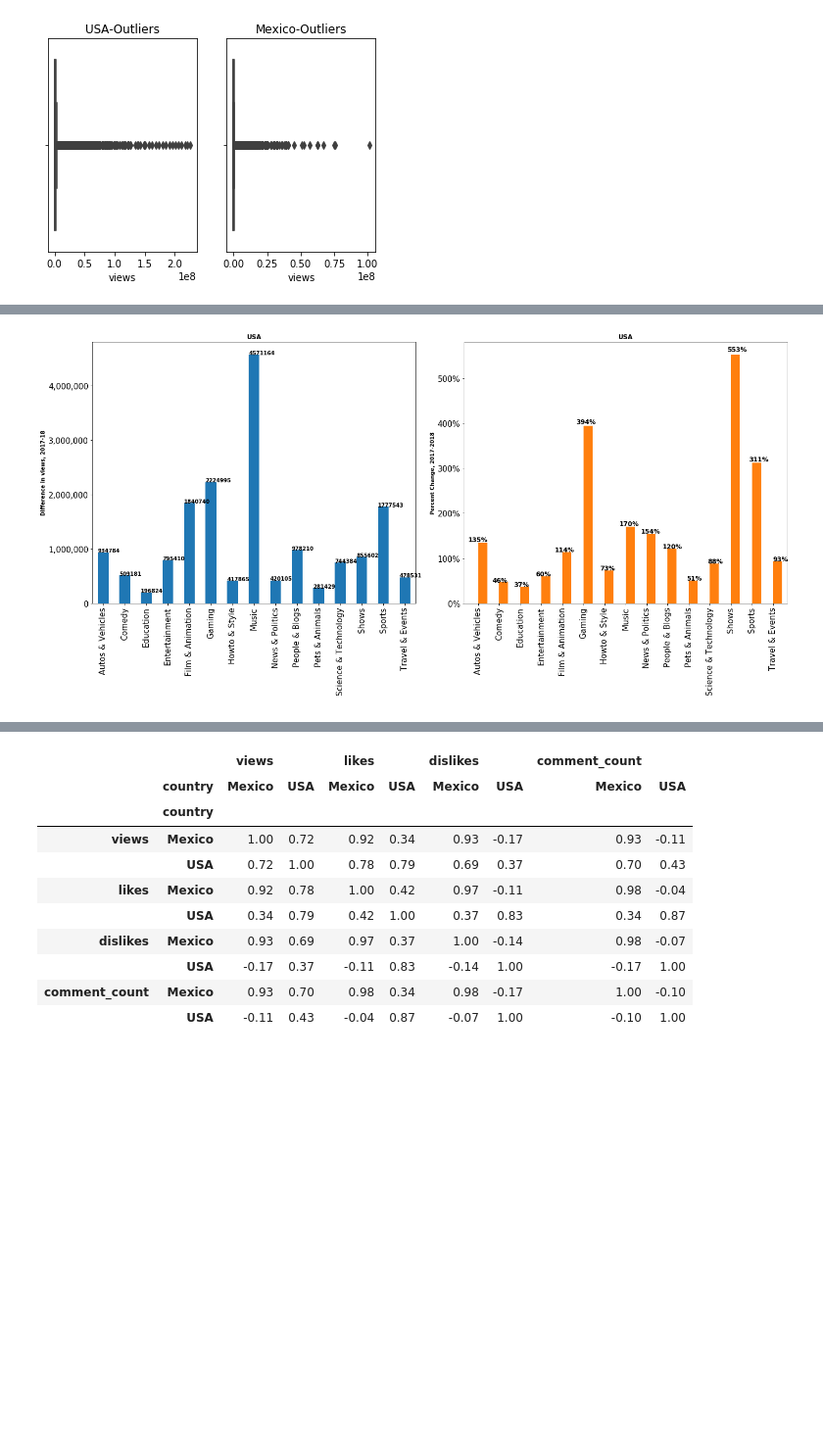
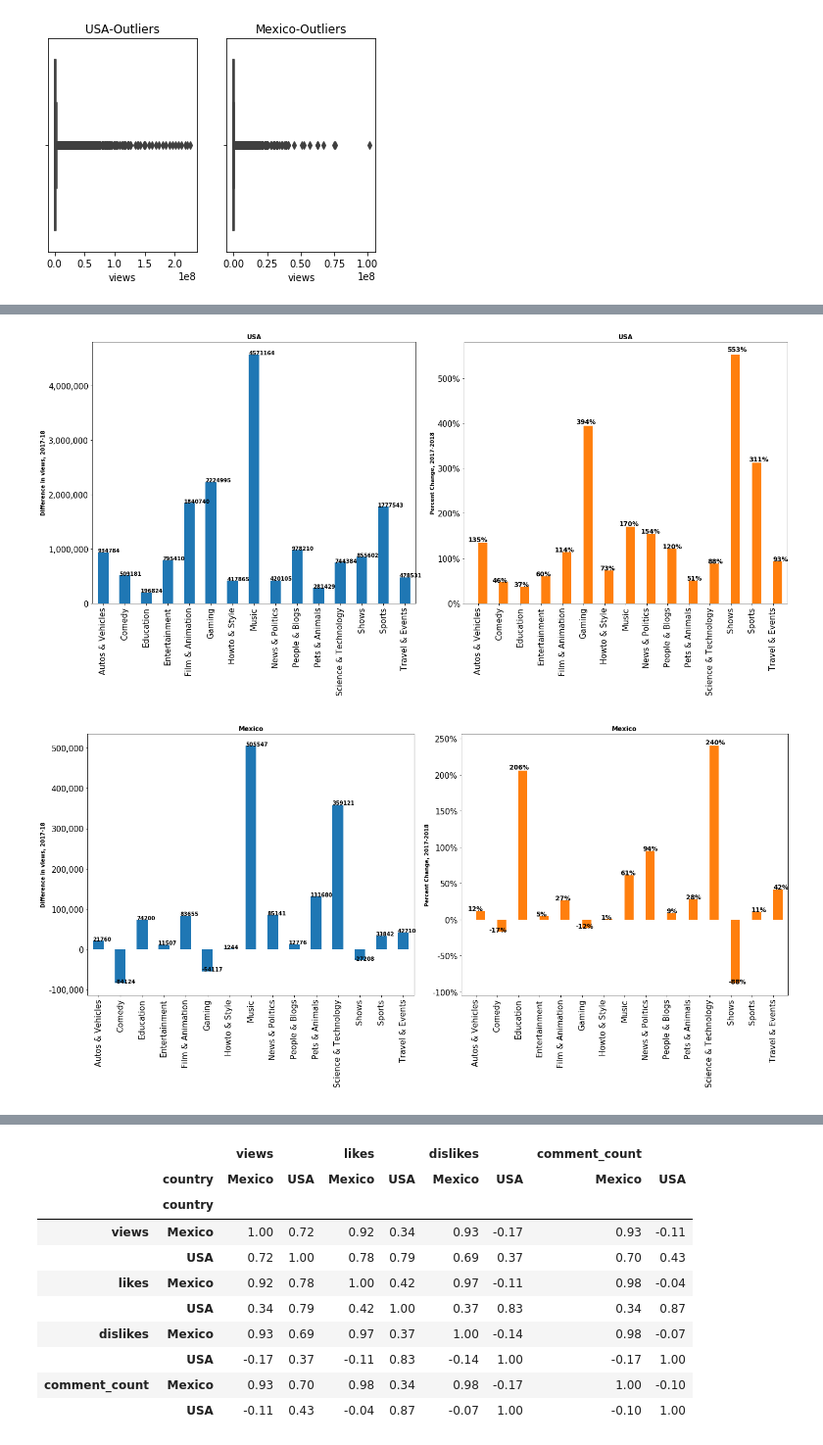
Before and after one commit to fariha23/YouTube_Data_Analysis_Video_Categories, a Jupyter notebook: YouTube_Data_Story.ipynb, the cells around one changed output, grey strips where cells are left out. Shown at 98% size. Drawn from its saved outputs; the diff is of its cells as text; code cells hidden in the pictures; blank space fills up the shorter version.

Commit message:
revised boxplots, and line graphs. Added functions

```diff
--- a/YouTube_Data_Story.ipynb
+++ b/YouTube_Data_Story.ipynb
@@ -423,87 +176,37 @@ See the caveats in the documentation: https://pandas.pydata.org/pandas-docs/stab
 # %%
 #WITHOUT NONPROF
 #USA & Mexico -Difference in mean number of views (without nonprof) from 2017 and 2018
 #USA & Mexico - PCT change in views(without nonprof) from 2017 and 2018
 
 views_nonprof_df=dw.combined_usa_mx_df.loc[:,['trending_date','title','country','category_name','views']]
 views_nonprof_df['trending_date']=pd.to_datetime(views_nonprof_df['trending_date'])
 views_nonprof_df['trending_date']=views_nonprof_df['trending_date'].dt.year
 
+views_nonprof_df_drop=views_nonprof_df[views_nonprof_df.category_name!='Nonprofits & Activism']
+views_mean_no_nonprof_df=views_nonprof_df_drop.groupby(['country','trending_date','category_name'])['views'].mean().unstack('category_name')
 
-views_nonprof_df_drop=views_nonprof_df[views_nonprof_df.category_name!='Nonprofits & Activism']
-
-views_mean_no_nonprof_df=views_nonprof_df_drop.groupby(['country','trending_date','category_name'])['views'].mean().unstack('category_name')
-#views_mean_no_nonprof_df
 
 df_usa_no_nonprof_201718_av_views=pd.concat([views_mean_no_nonprof_df.loc[views_mean_no_nonprof_df.index[2]],views_mean_no_nonprof_df.loc[views_mean_df.index[3]]],axis=1)
 df_mx_no_nonprof_201718_av_views=pd.concat([views_mean_no_nonprof_df.loc[views_mean_no_nonprof_df.index[0]],views_mean_no_nonprof_df.loc[views_mean_df.index[1]]],axis=1)
 
 df_usa_no_nonprof_201718_av_diff_views=df_usa_no_nonprof_201718_av_views[('USA', 2018)] - df_usa_no_nonprof_201718_av_views[('USA', 2017) ]
-#df_usa_no_nonprof_201718_av_diff_views
-
 df_mx_no_nonprof_201718_av_diff_views=df_mx_no_nonprof_201718_av_views[('Mexico', 2018)] - df_mx_no_nonprof_201718_av_views[('Mexico', 2017) ]
 
 
 df_usa_no_nonprof_201718_av_diff_views.fillna(0, inplace=True)
+df_usa_no_nonprof_201718_av_views_pct=df_usa_no_nonprof_201718_av_views.pct_change(axis='columns')
 
-df_usa_no_nonprof_201718_av_views_pct=df_usa_no_nonprof_201718_av_views.pct_change(axis='columns')
-#df_usa_no_nonprof_201718_av_views_pct
 
 df_mx_no_nonprof_201718_av_diff_views.fillna(0, inplace=True)
+df_mx_no_nonprof_201718_av_views_pct=df_mx_no_nonprof_201718_av_views.pct_change(axis='columns')
 
-df_mx_no_nonprof_201718_av_views_pct=df_mx_no_nonprof_201718_av_views.pct_change(axis='columns')
-#df_mx_no_nonprof_201718_av_views_pct
 
 ### GRAPHS:
+percent_bar(df_usa_no_nonprof_201718_av_diff_views, df_usa_no_nonprof_201718_av_views_pct, 'USA','Fig3-Difference-in-views-Without-Nonprofits-USA.jpg')
 
-fig, axes = plt.subplots(nrows=1,ncols=2,figsize=(20,10))
-
-df_usa_no_nonprof_201718_av_diff_views.plot.bar(ax = axes[0],width=0.5)
-
-axes[0].set_ylabel("Difference in views, 2017-18",weight="bold")
-axes[0].set_xlabel(" ")
-axes[0].set_title('USA',weight="bold")
-
-axes[0].legend().remove()
-
-axes[0].yaxis.set_major_formatter(FuncFormatter(lambda y, p: format(int(y),',')))
-#axes[0][0].tick_params(labelsize=20)
-
-df_usa_no_nonprof_201718_av_views_pct.plot.bar(ax = axes[1], width=0.85)
-
-axes[1].set_xlabel(" ")
-axes[1].set_ylabel("Percent Change, 2017-2018",weight="bold")
-axes[1].yaxis.set_major_formatter(FuncFormatter(lambda y, _: '{:.0%}'.format(y)))
-axes[1].set_title('USA',weight="bold")
-
-axes[1].legend().remove()
-#axes[0][1].tick_params(labelsize=20)
-
+percent_bar(df_mx_no_nonprof_201718_av_diff_views, df_mx_no_nonprof_201718_av_views_pct, 'Mexico','Fig4-Difference-in-views-Without-Nonprofits-Mexico.jpg')
 
 ######
-
-
-axes[0].xaxis.set_tick_params(labelsize=15, width=0.9)
-axes[0].yaxis.set_tick_params(labelsize=15, width=0.9)
-axes[1].xaxis.set_tick_params(labelsize=15, width=0.9)
-axes[1].yaxis.set_tick_params(labelsize=15, width=0.9)
-
-for p in axes[0].patches:
-    axes[0].annotate("%d" %(p.get_height()), (p.get_x(), p.get_height()), weight='bold')
-
-for p in axes[1].patches:
-
-    x_value= p.get_x() + p.get_width() / 2
-
-    if p.get_height() == 0:
-        axes[1].annotate((' '), (p.get_x(), p.get_height()), weight='bold', size=12, textcoords="offset points", ha='center')
-
-    else:
-        axes[1].annotate(('{:.0%}'.format(p.get_height())), (p.get_x(), p.get_height()), weight='bold', size=12, textcoords="offset points", ha='center')
-
-
-plt.tight_layout()
-
-plt.savefig('Difference-in-views-Without-Nonprofits-USA.jpg', bbox_inches = "tight")
 # %% [output]
 [figure]
+[figure, added]
```
Also changed, not shown: parts of 17 cells of this notebook, 1 other file.
